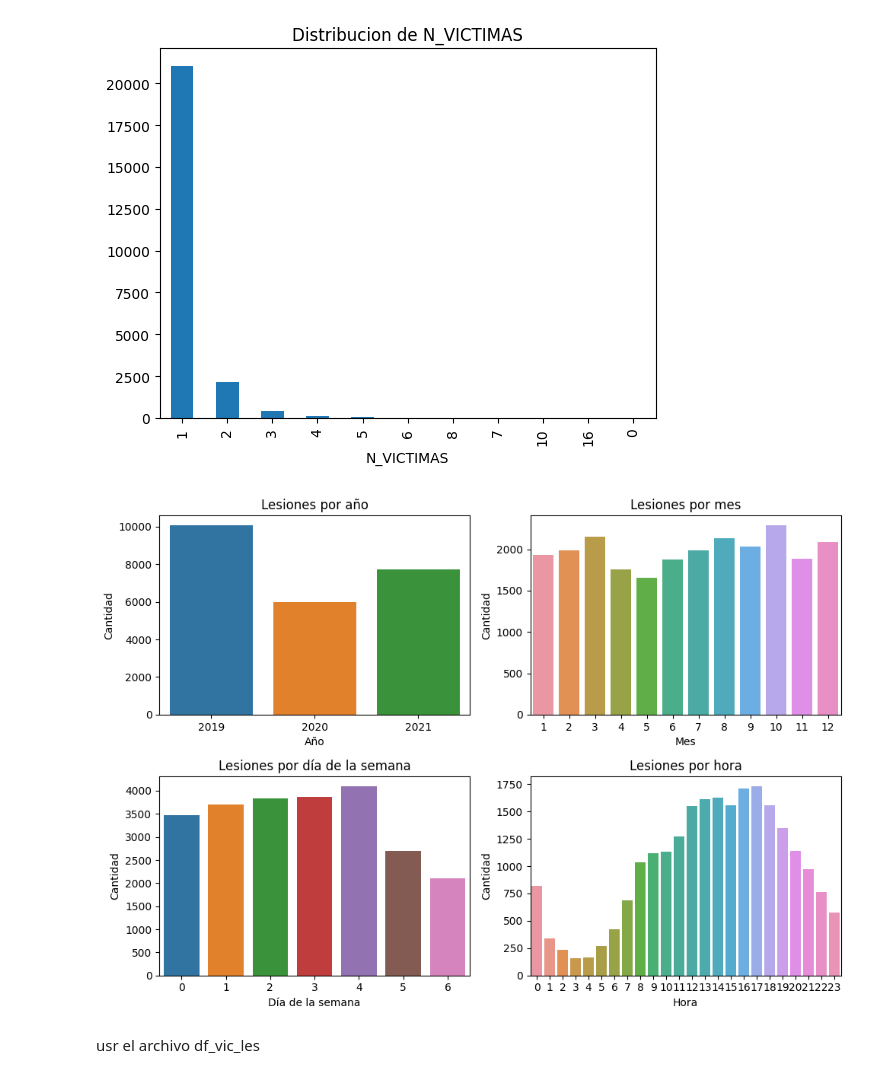
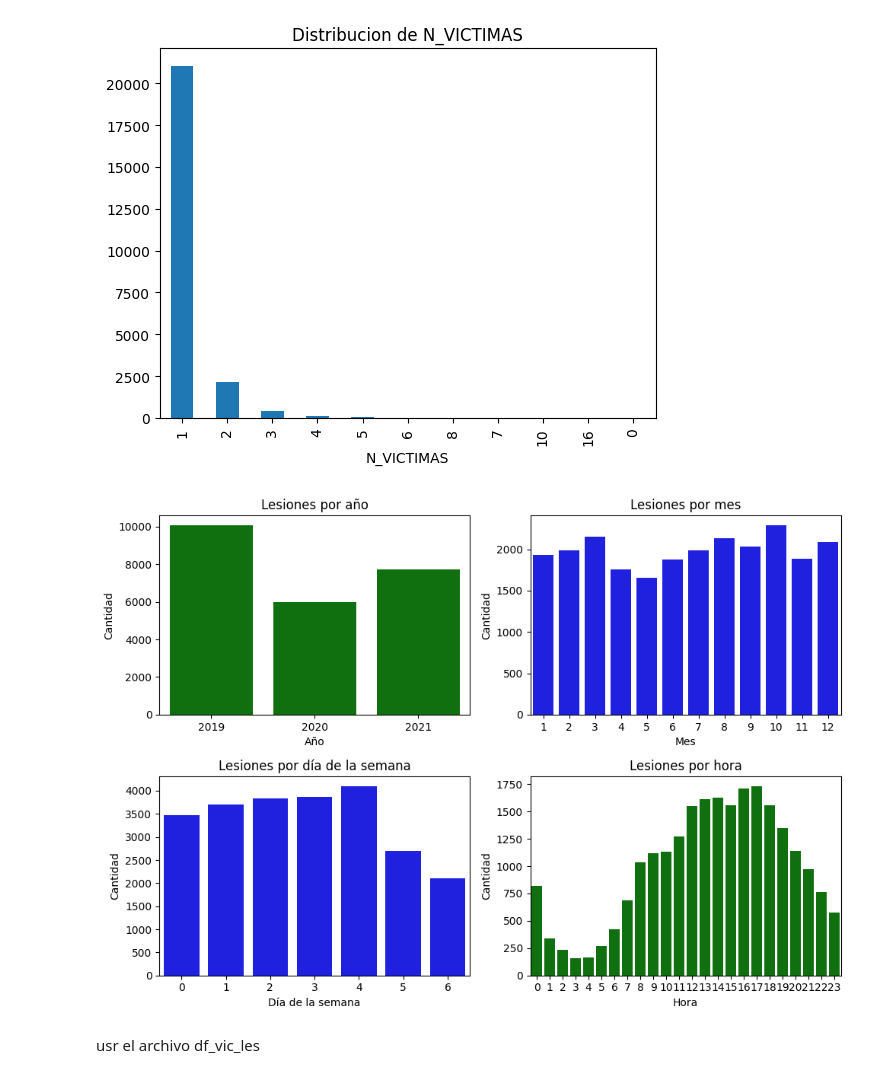
Before and after one commit to bere44/Proyecto_Individual_2, a Jupyter notebook: 2.EDA.ipynb, the cells around one changed output. Drawn from its saved outputs; the diff is of its cells as text; code cells hidden in the pictures.

```diff
--- a/2.EDA.ipynb
+++ b/2.EDA.ipynb
@@ -208,43 +210,43 @@ for col in columnas2:
 # subplots de los años, meses, dias de las lesiones
 
 # Crear el gráfico
-plt.figure(figsize=(10, 7))
+plt.figure(figsize=(8, 5))
 
 # Subplot 1: Count plot para los meses de la columna FECHA
 plt.subplot(2, 2, 1)
-sns.countplot(x=df_les['FECHA'].dt.year)
+sns.countplot(x=df_les['FECHA'].dt.year,color="green")
 plt.title('Lesiones por año')
 plt.xlabel('Año')
 plt.ylabel('Cantidad')
 
 # Subplot 2: Count plot para los días de la semana de la columna FECHA
 plt.subplot(2, 2, 2)
-sns.countplot(x=df_les['FECHA'].dt.month)
+sns.countplot(x=df_les['FECHA'].dt.month,color="blue")
 plt.title('Lesiones por mes')
 plt.xlabel('Mes')
 plt.ylabel('Cantidad')
 
 # Subplot 3: Count plot para las horas de la columna HORA
 plt.subplot(2, 2, 3)
-sns.countplot(x=df_les['FECHA'].dt.dayofweek)
+sns.countplot(x=df_les['FECHA'].dt.dayofweek,color="blue")
 plt.title('Lesiones por día de la semana')
 plt.xlabel('Día de la semana')
 plt.ylabel('Cantidad')
 
 # Subplot 4: Count plot para los años de la columna FECHA
 plt.subplot(2, 2, 4)
-sns.countplot(x=df_les['HORA'])
+sns.countplot(x=df_les['HORA'],color="green")
 plt.title('Lesiones por hora')
 plt.xlabel('Hora')
 plt.ylabel('Cantidad')
 
 # Ajustar el espacio entre los subplots
 plt.tight_layout()
 
 # Mostrar el gráfico
 plt.show()
 # %% [output]
-[figure, old version]
+[figure, new version]
 # %% [markdown]
 usr el archivo df_vic_les
 # %%
```
Also changed, not shown: parts of 3 cells of this notebook, 3 other files.
